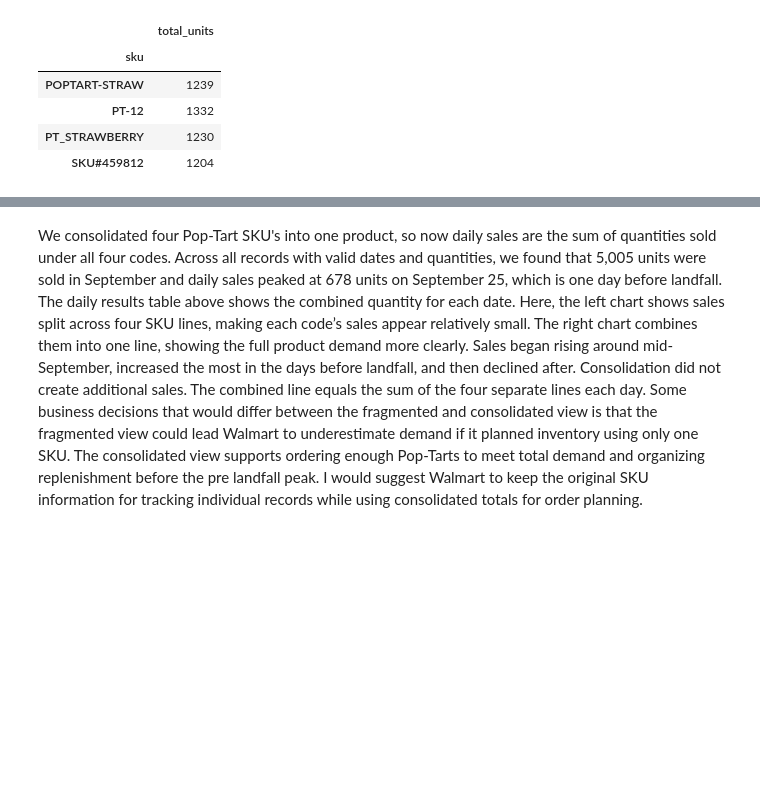
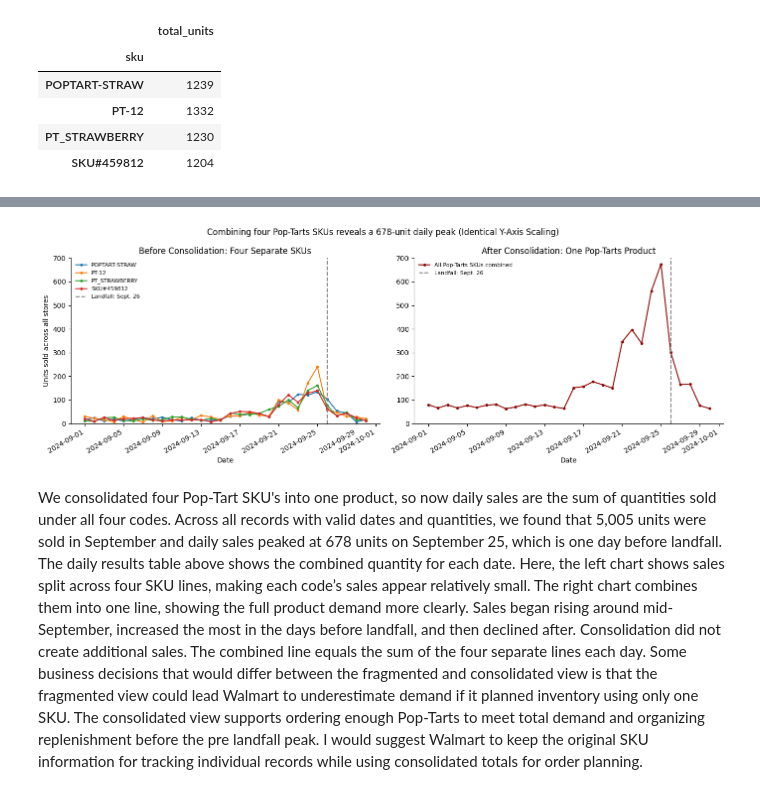
Before and after one commit to clairinelou/walmart-hurricane-project, a Jupyter notebook: notebooks/DS_2002_Project_Working_Doc.ipynb, the cells around one changed output, grey strips where cells are left out. Saved outputs shown, nothing was run; the diff lists cells and outputs as text; code cells hidden in the pictures; blank space fills up the shorter version.

```diff
--- a/notebooks/DS_2002_Project_Working_Doc.ipynb
+++ b/notebooks/DS_2002_Project_Working_Doc.ipynb
@@ -2540,3 +2507,101 @@ plt.show()
+# %%
+import matplotlib.pyplot as plt
+import pandas as pd
+
+# Ensure the source transactions are loaded and cleaned
+BASE_URL = "https://raw.githubusercontent.com/clairinelou/walmart-hurricane-project/main/data"
+transactions = pd.read_csv(f"{BASE_URL}/walmart_transactions.csv")
+
+tx_temp = transactions.copy().drop_duplicates()
+for col in ["transaction_id", "store_id", "timestamp", "sku", "product_name", "category", "unit_price"]:
+    tx_temp[col] = tx_temp[col].astype(str).str.strip()
+tx_temp["store_id"] = tx_temp["store_id"].str.upper().str.replace("_", "-", regex=False).str.replace(r"^FL(\d+)$", r"FL-\1", regex=True)
+tx_temp["sku"] = tx_temp["sku"].str.upper()
+
+transactions_clean = tx_temp.merge(sku_map, on="sku", how="left")
+transactions_clean["timestamp"] = pd.to_datetime(transactions_clean["timestamp"], format="mixed", errors="coerce")
+transactions_clean["quantity"] = pd.to_numeric(transactions_clean["quantity"], errors="coerce").astype("Int64")
+
+# Filter for Strawberry Pop-Tarts
+poptart_mapping = sku_map.loc[sku_map["canonical_sku"] == "POPTART-STRAW"].copy()
+poptart_sales = transactions_clean.loc[
+    transactions_clean["sku"].isin(poptart_mapping["sku"])
+].dropna(subset=["timestamp", "quantity"]).copy()
+
+poptart_sales["date"] = poptart_sales["timestamp"].dt.normalize()
+
+# Before consolidation
+fragmented_daily = (
+    poptart_sales
+    .groupby(["date", "sku"])["quantity"]
+    .sum()
+    .unstack("sku", fill_value=0)
+    .sort_index()
+)
+
+# After consolidation
+consolidated_daily = (
+    poptart_sales
+    .groupby("date")["quantity"]
+    .sum()
+    .sort_index()
+    .rename("consolidated_units")
+)
+
+fig, axes = plt.subplots(
+    1, 2,
+    figsize=(14, 5),
+    sharex=True,
+    sharey=False
+)
+
+# Fragmented view (scaled to 700)
+for sku in fragmented_daily.columns:
+    axes[0].plot(
+        fragmented_daily.index,
+        fragmented_daily[sku],
+        marker="o",
+        markersize=3,
+        label=sku
+    )
+
+axes[0].set_title("Before Consolidation: Four Separate SKUs")
+axes[0].set_ylabel("Units sold across all stores")
+axes[0].set_ylim(0, 700)
+
+# Consolidated view (scaled to 700)
+axes[1].plot(
+    consolidated_daily.index,
+    consolidated_daily,
+    color="darkred",
+    marker="o",
+    markersize=3,
+    label="All Pop-Tarts SKUs combined"
+)
+
+axes[1].set_title("After Consolidation: One Pop-Tarts Product")
+axes[1].set_ylim(0, 700)
+
+for ax in axes:
+    ax.axvline(
+        pd.Timestamp("2024-09-26"),
+        color="gray",
+        linestyle="--",
+        label="Landfall: Sept. 26"
+    )
+
+    ax.set_xlabel("Date")
+    ax.legend(frameon=False, fontsize=8)
+
+    for spine in ["top", "right"]:
+        ax.spines[spine].set_visible(False)
+
+fig.suptitle("Combining four Pop-Tarts SKUs reveals a 678-unit daily peak (Identical Y-Axis Scaling)")
+fig.autofmt_xdate()
+plt.tight_layout()
+plt.show()
+# %% [output]
+[figure, added]
 # %% [markdown]
 We consolidated four Pop-Tart SKU's into one product, so now daily sales are the sum of quantities sold under all four codes. Across all records with valid dates and quantities, we found that 5,005 units were sold in September and daily sales peaked at 678 units on September 25, which is one day before landfall. The daily results table above shows the combined quantity for each date. Here, the left chart shows sales split across four SKU lines, making each code’s sales appear relatively small. The right chart combines them into one line, showing the full product demand more clearly. Sales began rising around mid-September, increased the most in the days before landfall, and then declined after. Consolidation did not create additional sales. The combined line equals the sum of the four separate lines each day.
 Some business decisions that would differ between the fragmented and consolidated view is that the fragmented view could lead Walmart to underestimate demand if it planned inventory using only one SKU. The consolidated view supports ordering enough Pop-Tarts to meet total demand and organizing replenishment before the pre landfall peak. I would suggest Walmart to keep the original SKU information for tracking individual records while using consolidated totals for order planning.
```
Also changed, not shown: parts of 62 cells of this notebook.
